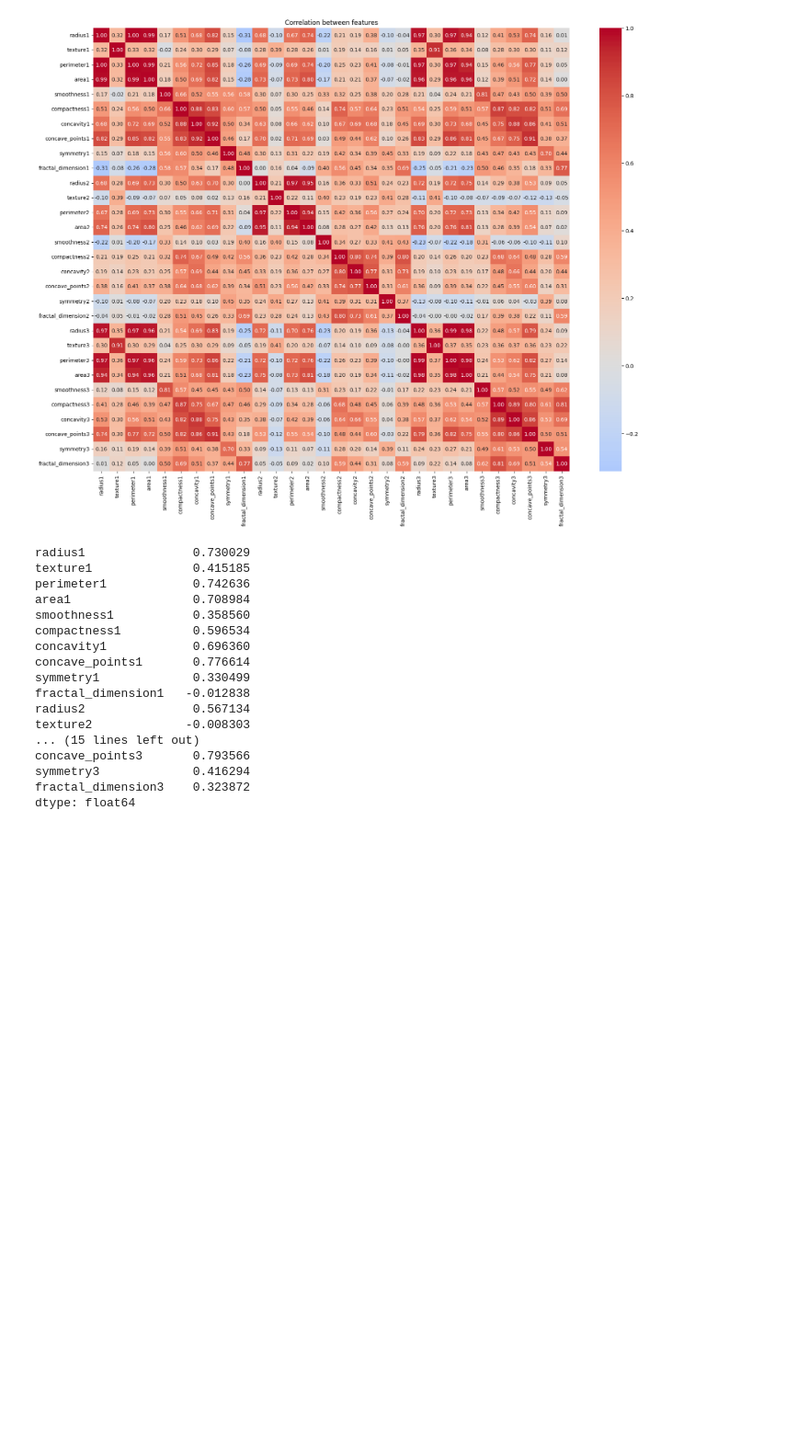
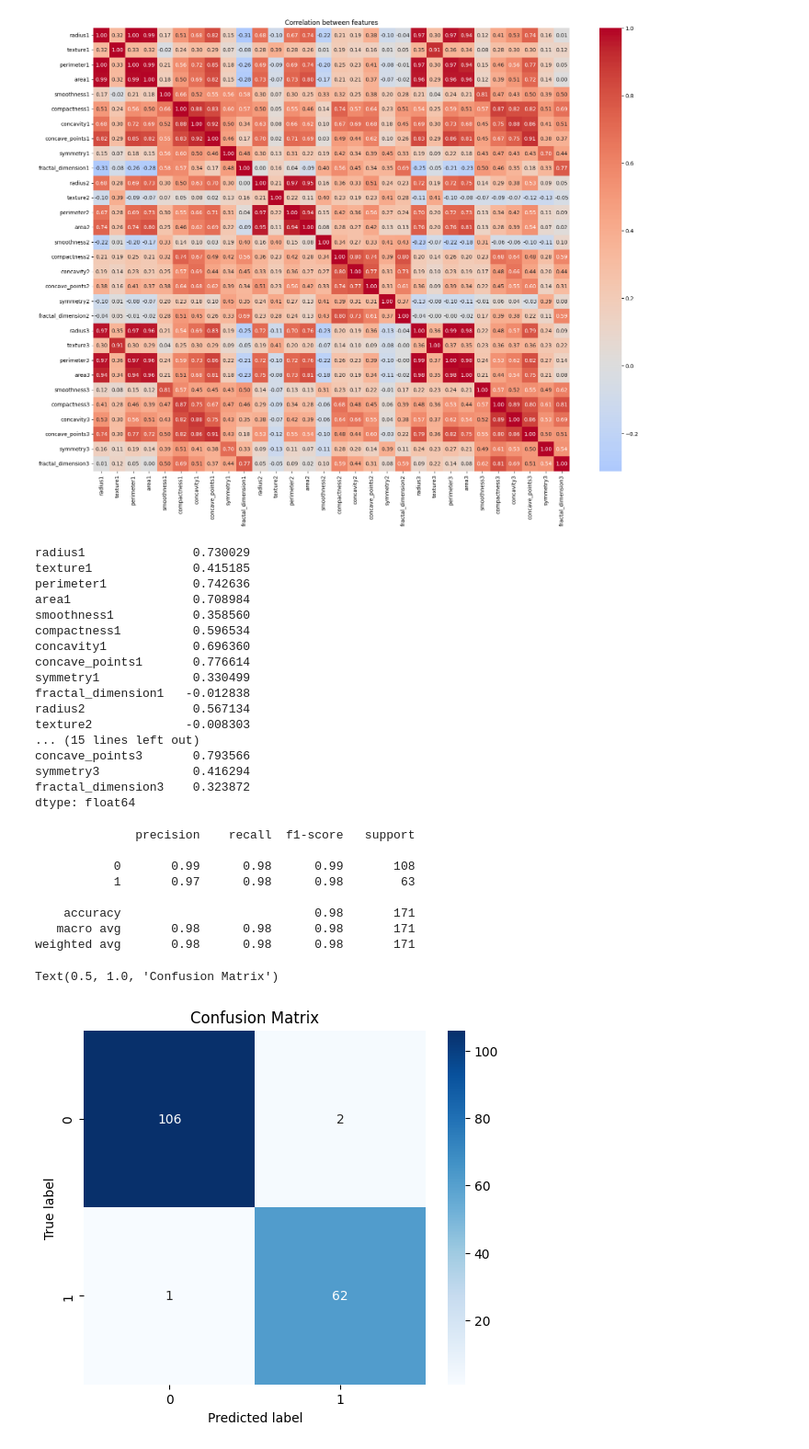
Before and after one commit to minaaam12/Breast_Cancer_Wisconsin, a Jupyter notebook: main.ipynb, the cells around one changed output. Shown at 92% size. Saved outputs shown, nothing was run; the diff lists cells and outputs as text; code cells hidden in the pictures; blank space fills up the shorter version.

Commit message:
Implement Logistic Regression and Decision Tree Classifier

```diff
--- a/main.ipynb
+++ b/main.ipynb
@@ -172,3 +177,37 @@ concave_points3       0.793566
 symmetry3             0.416294
 fractal_dimension3    0.323872
 dtype: float64
+# %%
+# Splitting data into training and test set
+X_train, X_test, y_train, y_test = train_test_split(X, y, test_size=0.3, random_state=42, shuffle=True)
+# %%
+# Data Standardization
+scaler = StandardScaler()
+X_train_scaled = scaler.fit_transform(X_train)
+X_test_scaled = scaler.transform(X_test)
+# %%
+# Logistic Regression
+model = LogisticRegressionCV(cv=5, max_iter=1000)
+model.fit(X_train_scaled, y_train['Diagnosis'])
+
+y_pred = model.predict(X_test_scaled)
+print(classification_report(y_test['Diagnosis'], y_pred))
+
+cm = confusion_matrix(y_test['Diagnosis'], y_pred)
+
+plt.figure(figsize=(6,5))
+sns.heatmap(cm, annot=True, fmt='d', cmap='Blues', xticklabels=['0','1'], yticklabels=['0','1'])
+plt.ylabel('True label')
+plt.xlabel('Predicted label')
+plt.title('Confusion Matrix - Logistic Regression')
+# %% [output]
+              precision    recall  f1-score   support
+
+           0       0.99      0.98      0.99       108
+           1       0.97      0.98      0.98        63
+
+    accuracy                           0.98       171
+   macro avg       0.98      0.98      0.98       171
+weighted avg       0.98      0.98      0.98       171
+Text(0.5, 1.0, 'Confusion Matrix')
+[figure, added]
```
Also changed, not shown: parts of 2 cells of this notebook, 1 other file.
